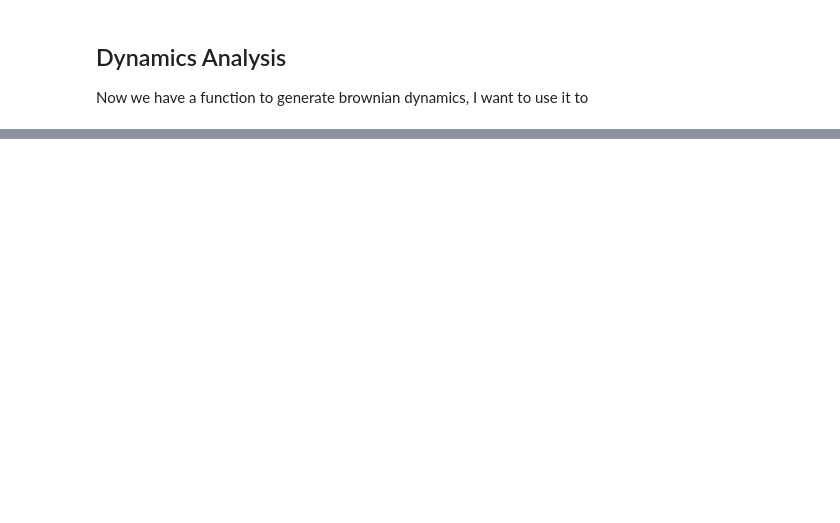
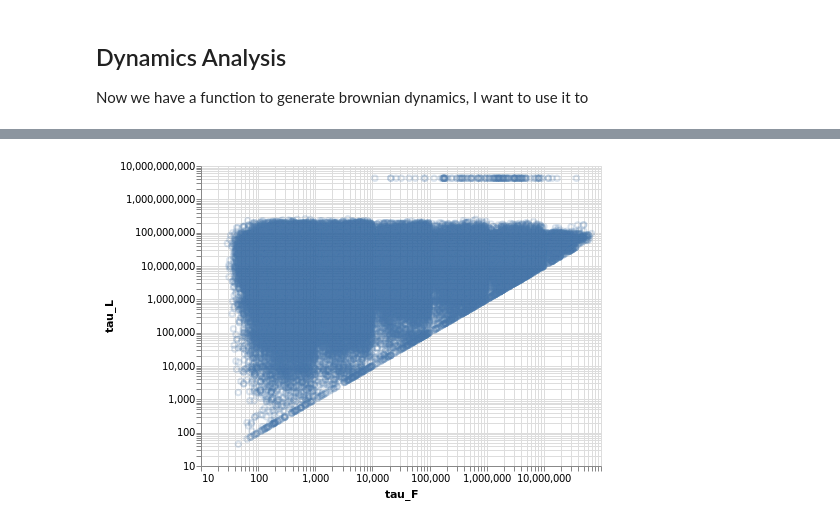
Before and after one commit to malramsay64/Dynamics, a Jupyter notebook: notebooks/03_brownian_motion.ipynb, the cells around one changed output, grey strips where cells are left out. Saved outputs shown, nothing was run; the diff lists cells and outputs as text; code cells hidden in the pictures; blank space fills up the shorter version.

```diff
--- a/notebooks/03_brownian_motion.ipynb
+++ b/notebooks/03_brownian_motion.ipynb
@@ -214,13 +124,15 @@ KeyError: 'dataset'
 # %%
-brownian_relation = brownian_relation[['tau_L', 'tau_F']]
+brownian_relation = brownian_relation.loc[:, ['tau_L', 'tau_F']]
 brownian_relation['dataset'] = 'Brownian'
 
 df = pandas.read_hdf('../data/analysis/dynamics.h5', 'molecular_relaxations')
 
-lowT_df = df.query("pressure == 13.50 and temperature == 1.35")[["tau_DL04", "tau_D04"]]
+lowT_df = df.query("pressure == 13.50 and temperature == 1.30")[["tau_DL04", "tau_D04"]]
 lowT_df.columns = ["tau_L", "tau_F"]
 lowT_df['dataset'] = 'Low T'
+lowT_df.reset_index(inplace=True)
 
-highT_df = df.query("pressure == 13.50 and temperature == 2.00")[["tau_DL04", "tau_D04"]]
+highT_df = df.query("pressure == 13.50 and temperature == 2.50")[["tau_DL04", "tau_D04"]]
 highT_df.columns = ["tau_L", "tau_F"]
 highT_df['dataset'] = 'High T'
+highT_df.reset_index(inplace=True)
@@ -237,0 +139,8 @@ NameError: name 'lowT_df' is not defined
+# %%
+c = alt.Chart(lowT_df).mark_point(opacity=0.2).encode(
+    x=alt.X('tau_F', scale=alt.Scale(type='log')),
+    y=alt.Y('tau_L', scale=alt.Scale(type='log')),
+)
+c
+# %% [output]
+[figure, added]
```
Also changed, not shown: parts of 18 cells of this notebook, 1 other file.
